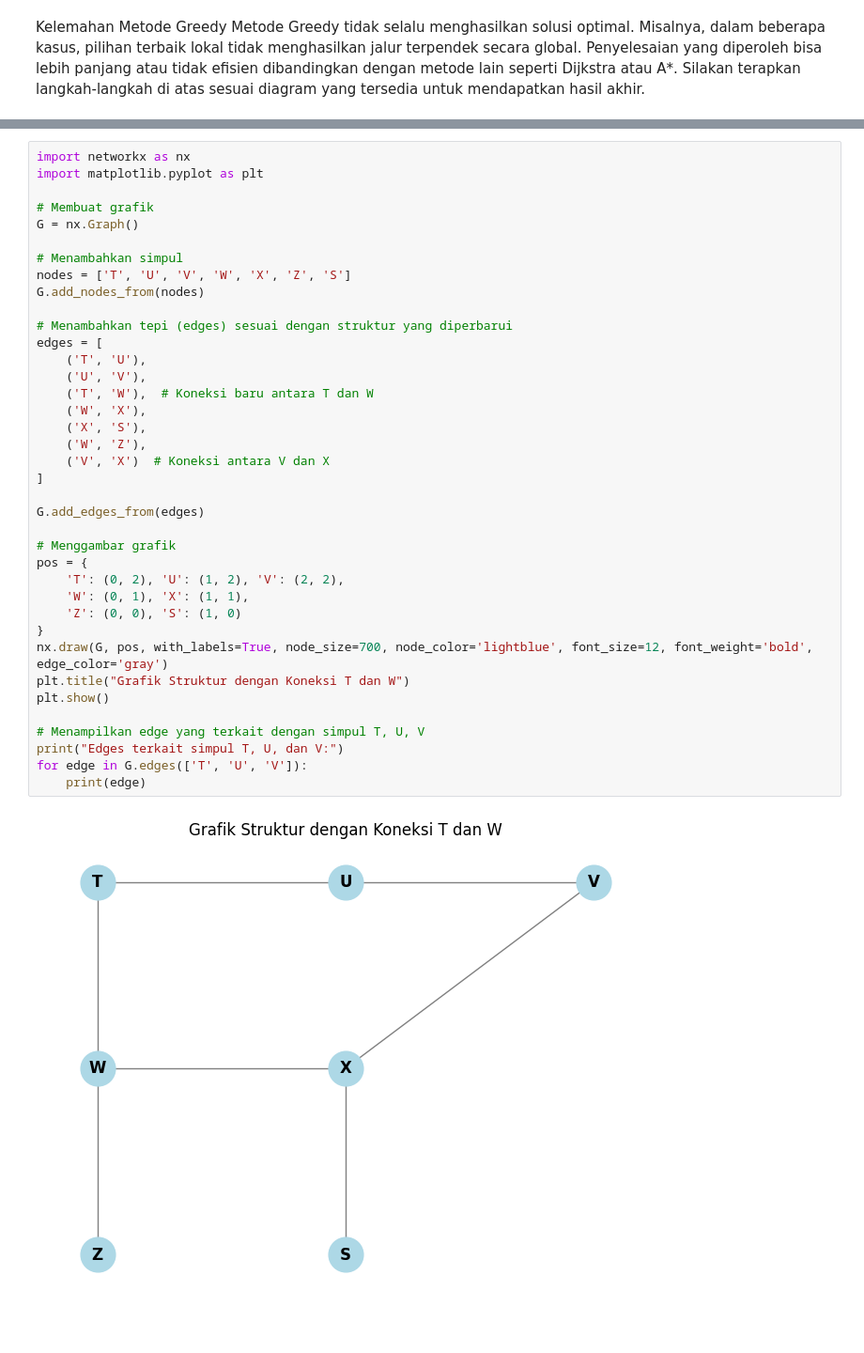
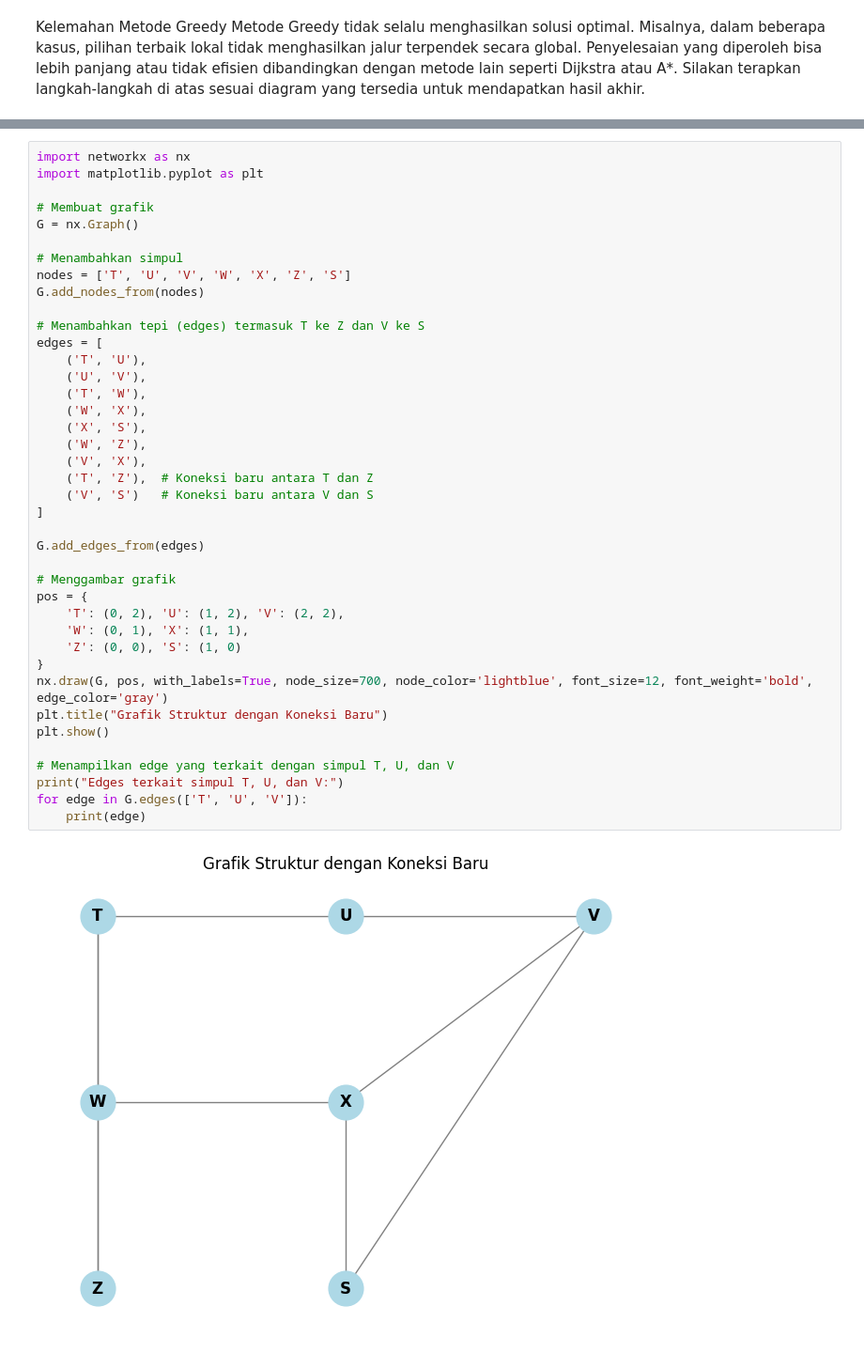
Before and after one commit to fayyadh678/TUGAS-DAA, a Jupyter notebook: Fayyadh_DAA_Pertemuan_11.ipynb, the cells around one changed output, grey strips where cells are left out. Shown: that part at 94% size. Drawn from its saved outputs; the diff is of its cells as text.

```diff
--- a/Fayyadh_DAA_Pertemuan_11.ipynb
+++ b/Fayyadh_DAA_Pertemuan_11.ipynb
@@ -126,39 +126,41 @@ import matplotlib.pyplot as plt
 # Membuat grafik
 G = nx.Graph()
 
 # Menambahkan simpul
 nodes = ['T', 'U', 'V', 'W', 'X', 'Z', 'S']
 G.add_nodes_from(nodes)
 
-# Menambahkan tepi (edges) sesuai dengan struktur yang diperbarui
+# Menambahkan tepi (edges) termasuk T ke Z dan V ke S
 edges = [
     ('T', 'U'),
     ('U', 'V'),
-    ('T', 'W'),  # Koneksi baru antara T dan W
+    ('T', 'W'),
     ('W', 'X'),
     ('X', 'S'),
     ('W', 'Z'),
-    ('V', 'X')  # Koneksi antara V dan X
+    ('V', 'X'),
+    ('T', 'Z'),  # Koneksi baru antara T dan Z
+    ('V', 'S')   # Koneksi baru antara V dan S
 ]
 
 G.add_edges_from(edges)
 
 # Menggambar grafik
 pos = {
     'T': (0, 2), 'U': (1, 2), 'V': (2, 2),
     'W': (0, 1), 'X': (1, 1),
     'Z': (0, 0), 'S': (1, 0)
 }
 nx.draw(G, pos, with_labels=True, node_size=700, node_color='lightblue', font_size=12, font_weight='bold', edge_color='gray')
-plt.title("Grafik Struktur dengan Koneksi T dan W")
+plt.title("Grafik Struktur dengan Koneksi Baru")
 plt.show()
 
-# Menampilkan edge yang terkait dengan simpul T, U, V
+# Menampilkan edge yang terkait dengan simpul T, U, dan V
 print("Edges terkait simpul T, U, dan V:")
 for edge in G.edges(['T', 'U', 'V']):
     print(edge)
 # %% [output]
-[figure, old version]
+[figure, new version]
 Edges terkait simpul T, U, dan V:
 ('T', 'U')
 ('T', 'W')
```
Also changed, not shown: parts of 2 cells of this notebook.
